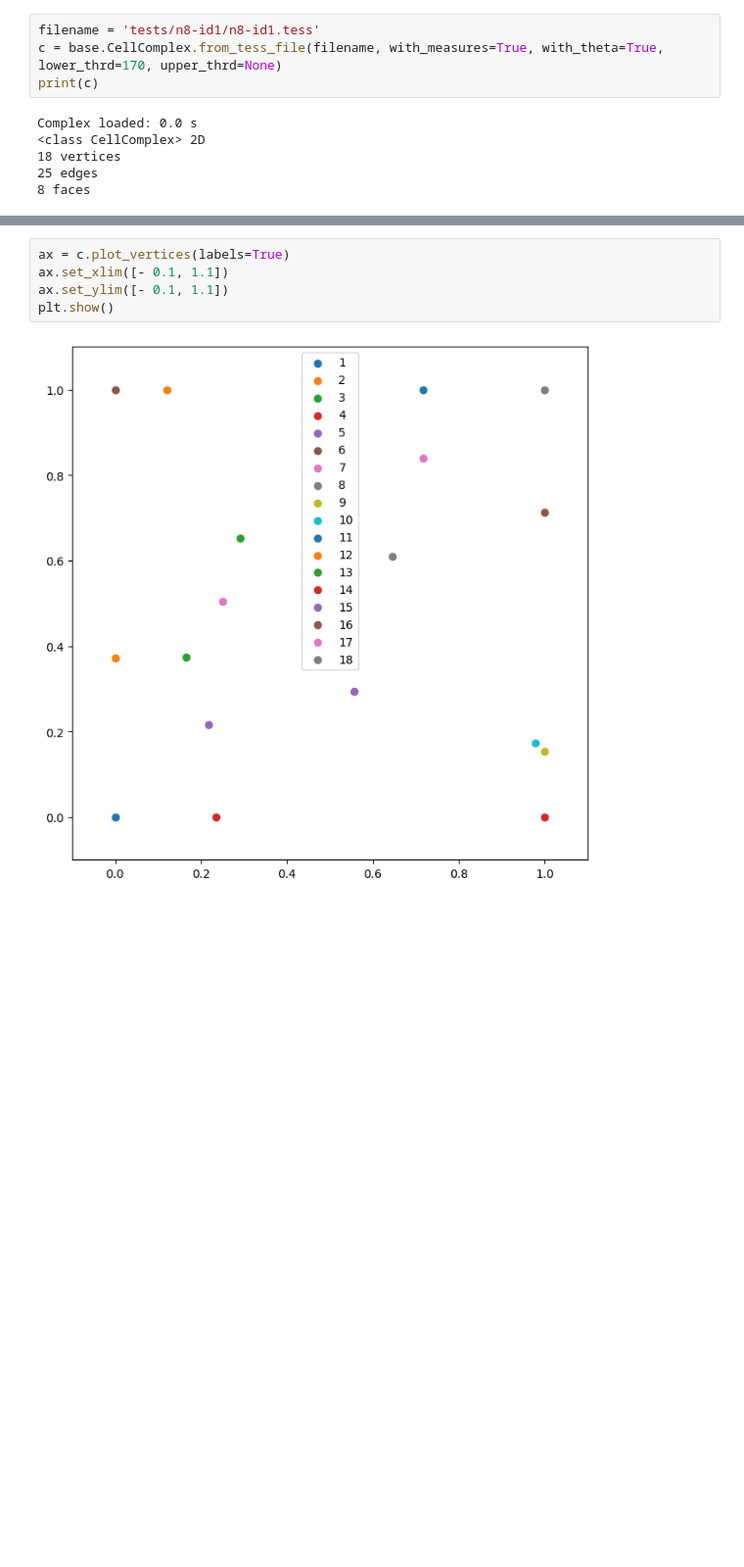
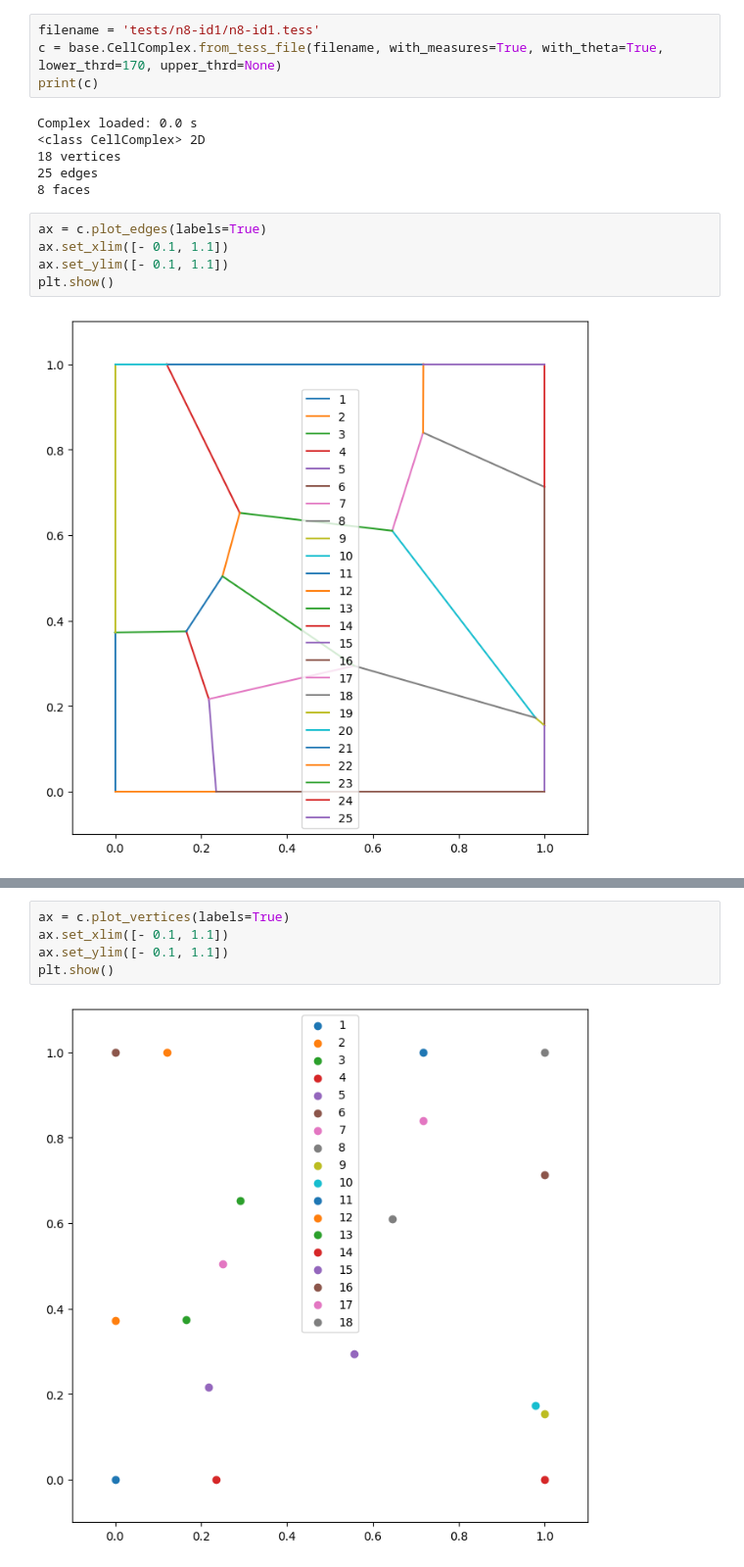
Before and after one commit to PRISBteam/Voronoi_PCC_Analyser, a Jupyter notebook: Plots.ipynb, the cells around one changed output, grey strips where cells are left out. Shown: that part at 98% size. Saved outputs shown, nothing was run; the diff lists cells and outputs as text; blank space fills up the shorter version.

Commit message:
add plot_edges

```diff
--- a/Plots.ipynb
+++ b/Plots.ipynb
@@ -11,3 +17,10 @@ Complex loaded: 0.0 s
 18 vertices
 25 edges
 8 faces
+# %%
+ax = c.plot_edges(labels=True)
+ax.set_xlim([- 0.1, 1.1])
+ax.set_ylim([- 0.1, 1.1])
+plt.show()
+# %% [output]
+[figure, added]
```
Also changed, not shown: parts of 5 cells of this notebook, 2 other files.
